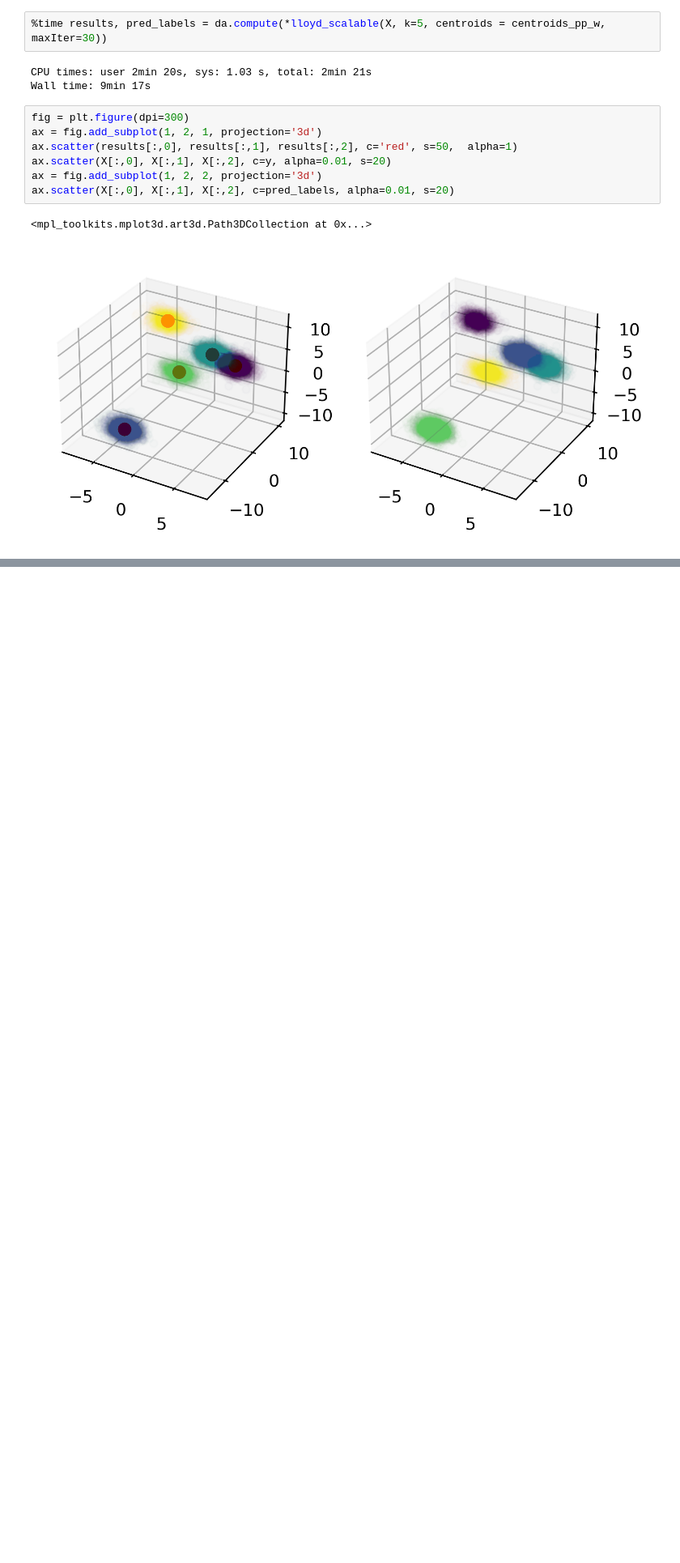
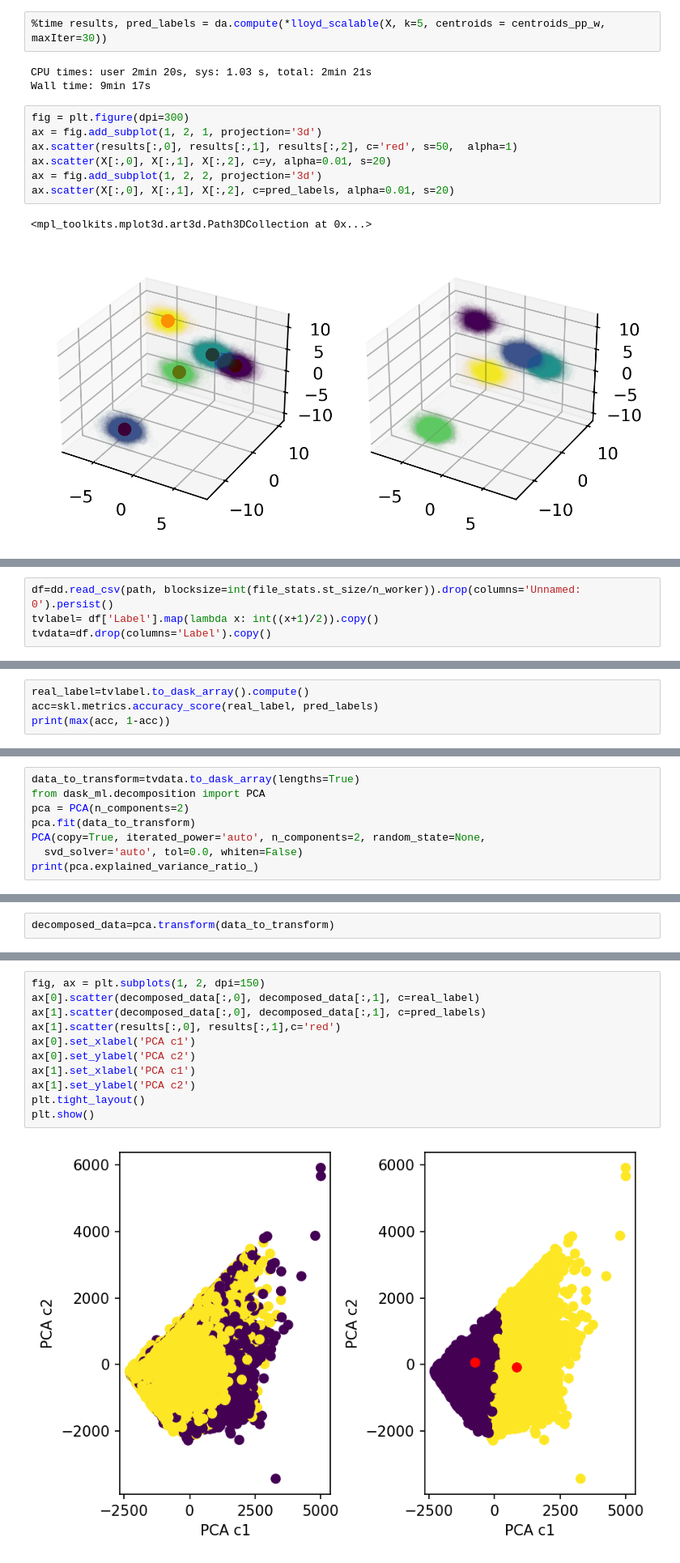
Before and after one commit to ElHuaco/Distributed-k-means, a Jupyter notebook: src/dask/notebooks/OUR CODE/Main.ipynb, the cells around one changed output, grey strips where cells are left out. Shown at 81% size. Drawn from its saved outputs; the diff is of its cells as text; blank space fills up the shorter version.

```diff
--- a/src/dask/notebooks/OUR CODE/Main.ipynb
+++ b/src/dask/notebooks/OUR CODE/Main.ipynb
@@ -512,0 +632,4 @@ ax.scatter(X[:,0], X[:,1], X[:,2], c=pred_labels, alpha=0.01, s=20)
+# %%
+df=dd.read_csv(path, blocksize=int(file_stats.st_size/n_worker)).drop(columns='Unnamed: 0').persist()
+tvlabel= df['Label'].map(lambda x: int((x+1)/2)).copy()
+tvdata=df.drop(columns='Label').copy()
@@ -512,0 +650,4 @@ ax.scatter(X[:,0], X[:,1], X[:,2], c=pred_labels, alpha=0.01, s=20)
+# %%
+real_label=tvlabel.to_dask_array().compute()
+acc=skl.metrics.accuracy_score(real_label, pred_labels)
+print(max(acc, 1-acc))
@@ -512,0 +658,8 @@ ax.scatter(X[:,0], X[:,1], X[:,2], c=pred_labels, alpha=0.01, s=20)
+# %%
+data_to_transform=tvdata.to_dask_array(lengths=True)
+from dask_ml.decomposition import PCA
+pca = PCA(n_components=2)
+pca.fit(data_to_transform)
+PCA(copy=True, iterated_power='auto', n_components=2, random_state=None,
+  svd_solver='auto', tol=0.0, whiten=False)
+print(pca.explained_variance_ratio_)
@@ -512,0 +668,2 @@ ax.scatter(X[:,0], X[:,1], X[:,2], c=pred_labels, alpha=0.01, s=20)
+# %%
+decomposed_data=pca.transform(data_to_transform)
@@ -512,0 +680,13 @@ ax.scatter(X[:,0], X[:,1], X[:,2], c=pred_labels, alpha=0.01, s=20)
+# %%
+fig, ax = plt.subplots(1, 2, dpi=150)
+ax[0].scatter(decomposed_data[:,0], decomposed_data[:,1], c=real_label)
+ax[1].scatter(decomposed_data[:,0], decomposed_data[:,1], c=pred_labels)
+ax[1].scatter(results[:,0], results[:,1],c='red')
+ax[0].set_xlabel('PCA c1')
+ax[0].set_ylabel('PCA c2')
+ax[1].set_xlabel('PCA c1')
+ax[1].set_ylabel('PCA c2')
+plt.tight_layout()
+plt.show()
+# %% [output]
+[figure, added]
```
Also changed, not shown: parts of 16 cells of this notebook, 16 other files.
